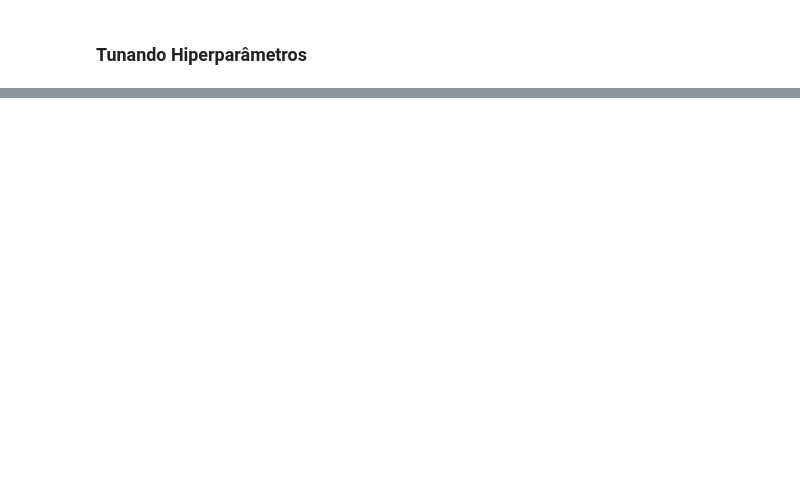
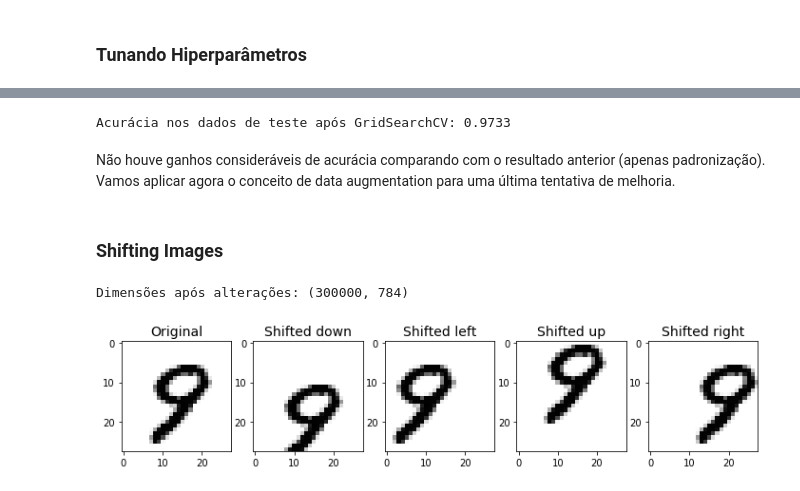
Before and after one commit to APILASTRI/coursera-stanford, a Jupyter notebook: machine-learning/notations/semana-5/python-programs/comparando_algoritmos.ipynb, the cells around one changed output, grey strips where cells are left out. Cells and saved outputs as stored; diff of their text form; code cells hidden in the pictures; blank space fills up the shorter version.

```diff
--- a/machine-learning/notations/semana-5/python-programs/comparando_algoritmos.ipynb
+++ b/machine-learning/notations/semana-5/python-programs/comparando_algoritmos.ipynb
@@ -825,0 +1027,3 @@
+# %%
+# Preparando dados
+X_train, y_train, X_test, y_test = prepare_mnist()
@@ -825,0 +1098,14 @@
+# %%
+# Aplicando padronização dos dados
+X_train_scaled, X_test_scaled = data_scaled(X_train, X_test)
+
+# Realizando um novo treinamento
+mlp_clf.fit(X_train_scaled, y_train)
+
+# Novas predições com cross validation
+mlp_scaled_scores = cross_val_score(mlp_clf, X_train_scaled, y_train,
+                                   cv=3, scoring='accuracy')
+display_scores(mlp_scaled_scores)
+
+# Salvando dados
+dict_accs_mlp['acc_train_scaled'] = round(mlp_scaled_scores.mean(), 4)
@@ -825,0 +1133,15 @@
+# %%
+# Considerando alguns parâmetros para a rede
+params = {
+    'learning_rate': ['constant', 'invscaling', 'adaptive'],
+    'hidden_layer_sizes': [(100, 100), (50, 50, 50)],
+    'alpha': [0.1, 0.01, 0.001],
+    'activation': ['logistic', 'relu']
+}
+
+# Aplicando GridSearch
+mlp_clf = MLPClassifier()
+grid_search = GridSearchCV(mlp_clf, params, cv=3,
+                          scoring='accuracy', verbose=3)
+
+grid_search.fit(X_train_scaled, y_train)
@@ -825,0 +1217,10 @@
+# %%
+# Treinando nos dados de teste
+mlp_clf = MLPClassifier()
+mlp_clf.fit(X_train, y_train)
+
+# Verificando acurácia
+test_pred = mlp_clf.predict(X_test)
+acc_test = accuracy_score(y_test, test_pred)
+
+print(f'Acurácia de MLP Classifier nos dados de teste: {acc_test:.2f}')
@@ -825,0 +1248,11 @@
+# %%
+# Verificando acurácia com melhor modelo retornado pelo GridSearch
+final_model = grid_search.best_estimator_
+final_model.fit(X_train_scaled, y_train)
+
+test_pred_grid = final_model.predict(X_test_scaled)
+acc_test_grid = accuracy_score(y_test, test_pred_grid)
+
+print(f'Acurácia nos dados de teste após GridSearchCV: {acc_test_grid:.4f}')
+# %% [output]
+Acurácia nos dados de teste após GridSearchCV: 0.9733
@@ -825,0 +1262,4 @@
+# %% [markdown]
+Não houve ganhos consideráveis de acurácia comparando com o resultado anterior (apenas padronização). Vamos aplicar agora o conceito de data augmentation para uma última tentativa de melhoria.
+# %% [markdown]
+### Shifting Images
@@ -825,0 +1269,10 @@
+# %%
+# Verificando novas dimensões
+print(f'Dimensões após alterações: {X_train_augmented.shape}')
+# %% [output]
+Dimensões após alterações: (300000, 784)
+# %%
+# Plotando dígitos
+plot_data_augmented(X_train)
+# %% [output]
+[figure, added]
```
Also changed, not shown: parts of 65 cells of this notebook, 35 other files.
